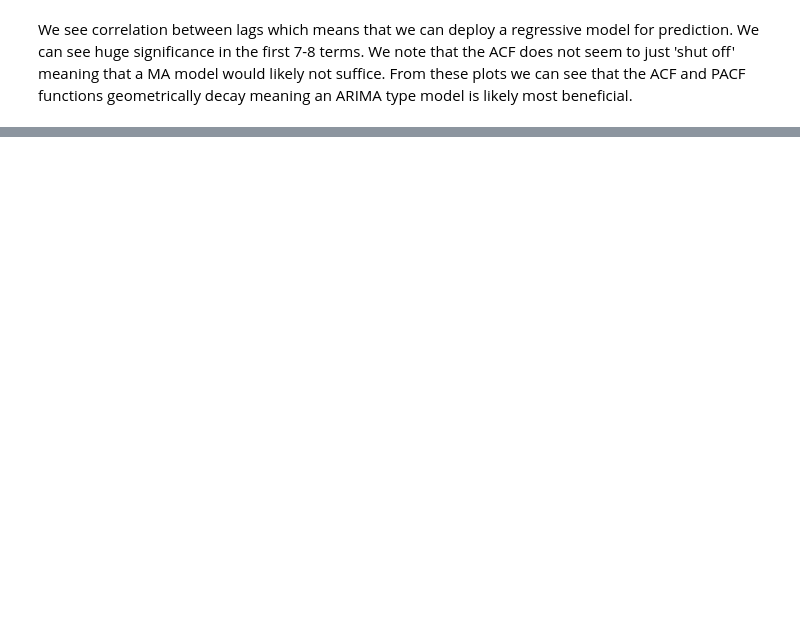
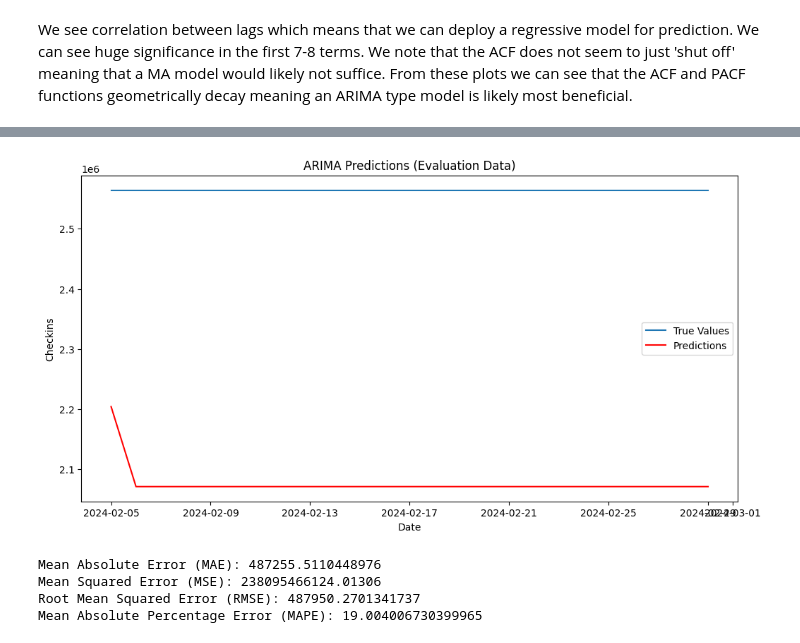
Before and after one commit to nisaac21/Kalshi-Strategies, a Jupyter notebook: tsa_market/research/time_series_data_analysis.ipynb, the cells around one changed output, grey strips where cells are left out. Saved outputs shown, nothing was run; the diff lists cells and outputs as text; code cells hidden in the pictures; blank space fills up the shorter version.

```diff
--- a/tsa_market/research/time_series_data_analysis.ipynb
+++ b/tsa_market/research/time_series_data_analysis.ipynb
@@ -141,3 +143,82 @@ $y_{t+1} = \hat{z_t} + y_t$
 Seasonality is a characteristic of timeseries data. It is when the data repeats itself within a year in a predictable fashion. We can remove seasonality through differencing lags that are a year apart. This means
 
 $z_t = y_t - y_{t-365}$
+# %%
+tqdm.pandas()
+
+# Split data into training and evaluation sets
+train_size = int(len(checkin_data) * 0.80)  # 80% for training
+train_data = checkin_data.iloc[:train_size]
+eval_data = checkin_data.iloc[train_size:]
+
+# Initialize lists to store predictions and true values
+predictions = []
+true_values = []
+
+# Fit ARIMA model using training data
+model = ARIMA(np.array(train_data['Checkins']), order=(20, 1, 1))  # Including differencing (d=1)
+fitted_model = model.fit()
+
+# Iterate over evaluation data
+for index in tqdm(range(train_size, len(checkin_data))):
+    # Make one-step-ahead forecast
+    forecast = fitted_model.forecast(steps=1)
+    predicted_value = forecast[0]  # Accessing the forecasted value from the tuple
+
+    # Append prediction and true value to lists
+    predictions.append(predicted_value)
+    true_value = checkin_data.iloc[1178]['Checkins']
+    true_values.append(true_value)
+
+    # Update model with true value
+    fitted_model = ARIMA(np.append(train_data['Checkins'], true_value), order=(20, 1, 1)).fit()
+
+# Plot original evaluation data and predictions
+plt.figure(figsize=(12, 6))
+plt.plot(eval_data.index, true_values, label='True Values')
+plt.plot(eval_data.index, predictions, label='Predictions', color='red')
+plt.title('ARIMA Predictions (Evaluation Data)')
+plt.xlabel('Date')
+plt.ylabel('Checkins')
+plt.legend()
+plt.show()
+# %% [output]
+[figure, added]
+# %%
+import numpy as np
+
+def mean_absolute_error(y_true, y_pred):
+    y_true = np.array(y_true)
+    y_pred = np.array(y_pred)
+    return np.mean(np.abs(y_true - y_pred))
+
+def mean_squared_error(y_true, y_pred):
+    y_true = np.array(y_true)
+    y_pred = np.array(y_pred)
+    return np.mean((y_true - y_pred) ** 2)
+
+def root_mean_squared_error(y_true, y_pred):
+    return np.sqrt(mean_squared_error(y_true, y_pred))
+
+def mean_absolute_percentage_error(y_true, y_pred):
+    y_true = np.array(y_true)
+    y_pred = np.array(y_pred)
+    return np.mean(np.abs((y_true - y_pred) / y_true)) * 100
+
+
+# Calculate error metrics
+mae = mean_absolute_error(true_values, predictions)
+mse = mean_squared_error(true_values, predictions)
+rmse = root_mean_squared_error(true_values, predictions)
+mape = mean_absolute_percentage_error(true_values, predictions)
+
+# Print error metrics
+print("Mean Absolute Error (MAE):", mae)
+print("Mean Squared Error (MSE):", mse)
+print("Root Mean Squared Error (RMSE):", rmse)
+print("Mean Absolute Percentage Error (MAPE):", mape)
+# %% [output]
+Mean Absolute Error (MAE): 487255.5110448976
+Mean Squared Error (MSE): 238095466124.01306
+Root Mean Squared Error (RMSE): 487950.2701341737
+Mean Absolute Percentage Error (MAPE): 19.004006730399965
```
Also changed, not shown: parts of 11 cells of this notebook.
